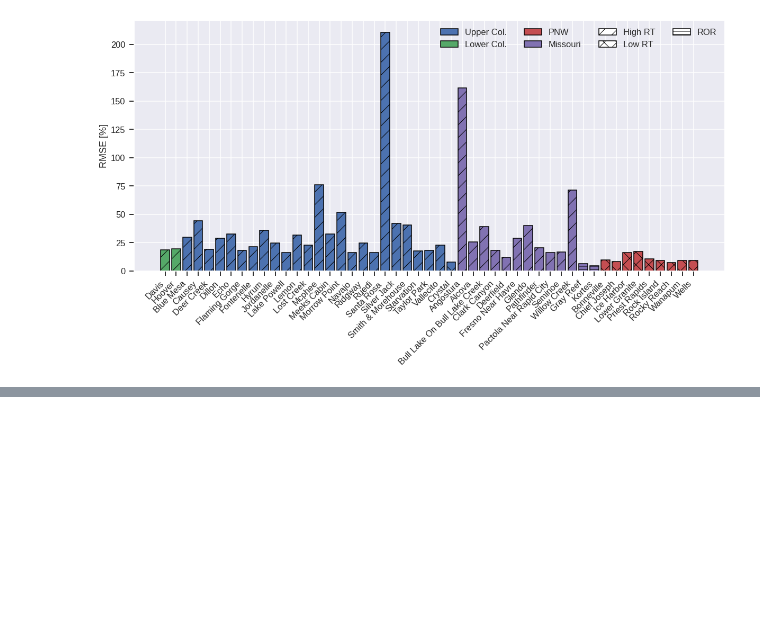
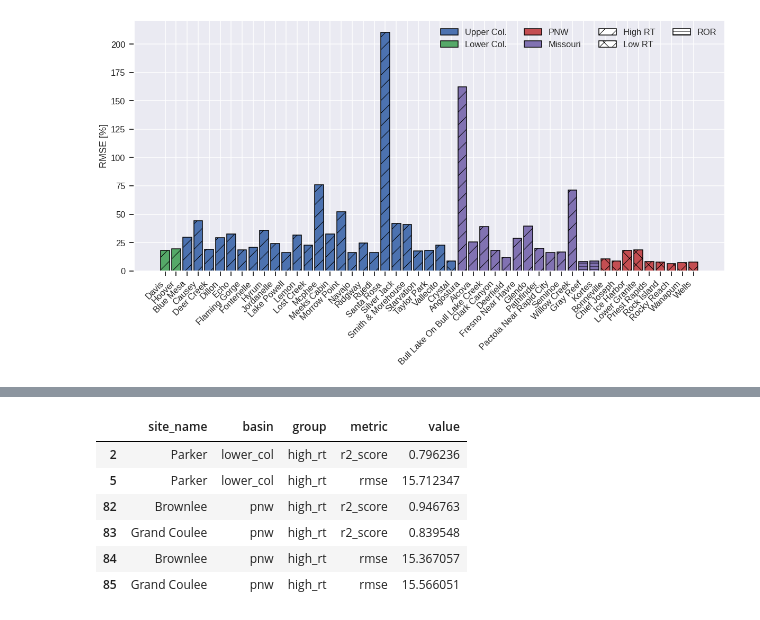
Before and after one commit to lcford2/predict-release, a Jupyter notebook: apply_models/plotting/application_plots.ipynb, the cells around one changed output, grey strips where cells are left out. Saved outputs shown, nothing was run; the diff lists cells and outputs as text; code cells hidden in the pictures; blank space fills up the shorter version.

```diff
--- a/apply_models/plotting/application_plots.ipynb
+++ b/apply_models/plotting/application_plots.ipynb
@@ -219,0 +276,15 @@ meta[meta["rel_inf_corr"] > 0.99]
+# %%
+fit_metrics["site_name"] = [abbrs.get(i)["name"] if i in abbrs else i for i in fit_metrics["site_name"]]
+# replace missouri names
+mis_meta = pd.read_csv("../../missouri_data/hydromet_stations.csv")
+names = []
+for i in fit_metrics["site_name"]:
+    name = mis_meta.loc[mis_meta["ID"] == i, "Name"].str.split(",", expand=True).values
+    if len(name) == 0:
+        names.append(i)
+    else:
+        names.append(name[0][0])
+fit_metrics["site_name"] = names
+fit_metrics["site_name"] = fit_metrics["site_name"].str.title()
+fit_metrics["site_name"] = fit_metrics["site_name"].replace("Angostura Reservoir (Cheyenne River Blw Dam)", "Angostura Reservoir")
+fit_metrics["site_name"] = fit_metrics["site_name"].str.replace("( Reservoir)|( Dam)", "", regex=True)
@@ -219,0 +332,10 @@ meta[meta["rel_inf_corr"] > 0.99]
+# %%
+fit_metrics.loc[fit_metrics["site_name"].isin(drop_res)]
+# %% [output]
+|  | site_name | basin | group | metric | value |
+| 2 | Parker | lower_col | high_rt | r2_score | 0.796236 |
+| 5 | Parker | lower_col | high_rt | rmse | 15.712347 |
+| 82 | Brownlee | pnw | high_rt | r2_score | 0.946763 |
+| 83 | Grand Coulee | pnw | high_rt | r2_score | 0.839548 |
+| 84 | Brownlee | pnw | high_rt | rmse | 15.367057 |
+| 85 | Grand Coulee | pnw | high_rt | rmse | 15.566051 |
```
Also changed, not shown: parts of 15 cells of this notebook, 2 other files.
